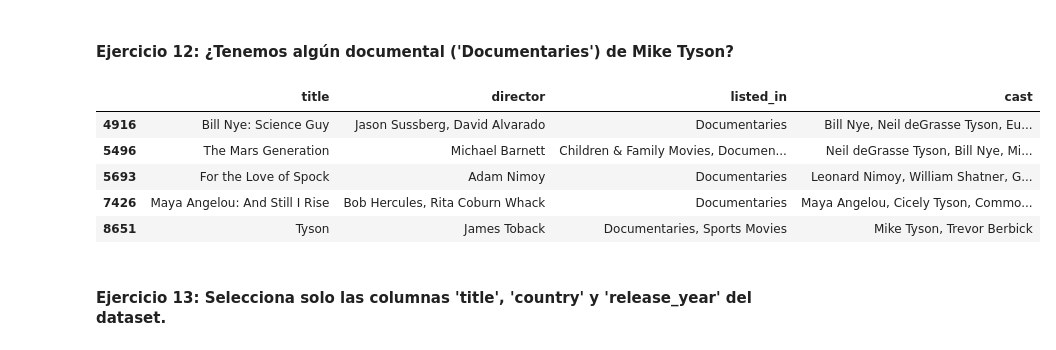
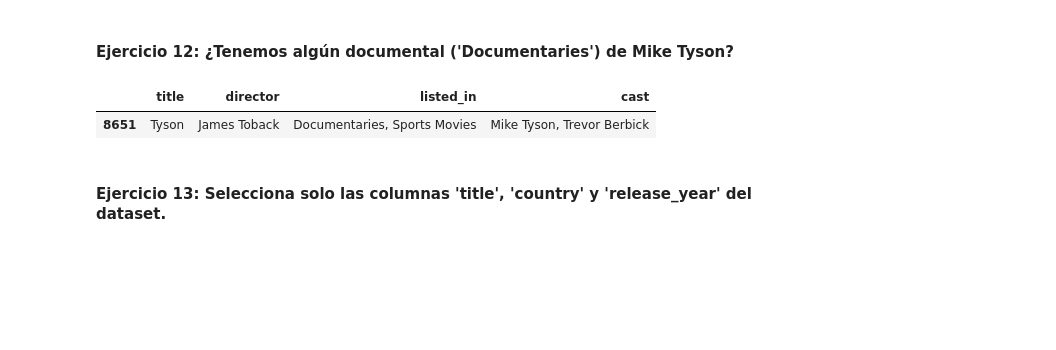
Before and after one commit to SupernovaIa/Laboratorio-Pandas-filtrado-groupy, a Jupyter notebook: laboratorio-modulo2-leccion03-filtrado.ipynb, the cells around one changed output. Saved outputs shown, nothing was run; the diff lists cells and outputs as text; code cells hidden in the pictures; blank space fills up the shorter version.

```diff
--- a/laboratorio-modulo2-leccion03-filtrado.ipynb
+++ b/laboratorio-modulo2-leccion03-filtrado.ipynb
@@ -196,15 +196,11 @@ df[filtro11][['title', 'director']].head()
 # %% [markdown]
 #### Ejercicio 12: ¿Tenemos algún documental ('Documentaries') de Mike Tyson?
 # %%
-filtro12 = (df['cast'].str.contains(r'Tyson', na=False)) & (df['listed_in'].str.contains(r'Documentaries' , na=False))
+filtro12 = (df['cast'].str.contains(r'Mike Tyson', na=False)) & (df['listed_in'].str.contains(r'Documentaries' , na=False))
 
 df[filtro12][['title', 'director', 'listed_in', 'cast']].head()
 # %% [output]
 |  | title | director | listed_in | cast |
-| 4916 | Bill Nye: Science Guy | Jason Sussberg, David Alvarado | Documentaries | Bill Nye, Neil deGrasse Tyson, Eu... |
-| 5496 | The Mars Generation | Michael Barnett | Children & Family Movies, Documen... | Neil deGrasse Tyson, Bill Nye, Mi... |
-| 5693 | For the Love of Spock | Adam Nimoy | Documentaries | Leonard Nimoy, William Shatner, G... |
-| 7426 | Maya Angelou: And Still I Rise | Bob Hercules, Rita Coburn Whack | Documentaries | Maya Angelou, Cicely Tyson, Commo... |
 | 8651 | Tyson | James Toback | Documentaries, Sports Movies | Mike Tyson, Trevor Berbick |
 # %% [markdown]
 #### Ejercicio 13: Selecciona solo las columnas 'title', 'country' y 'release_year' del dataset.
```
